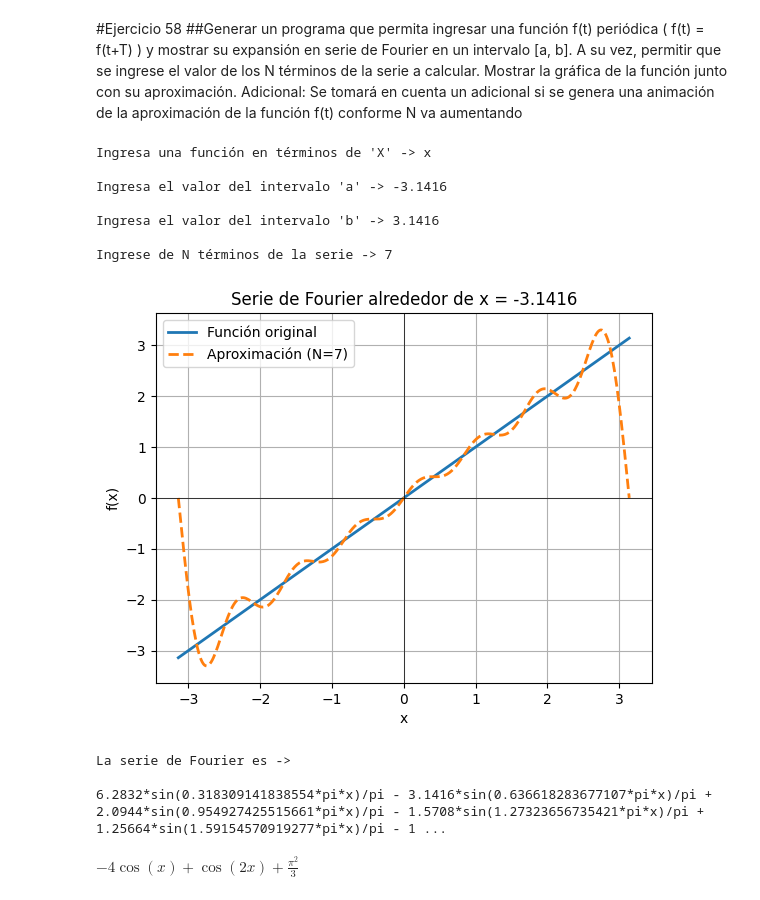
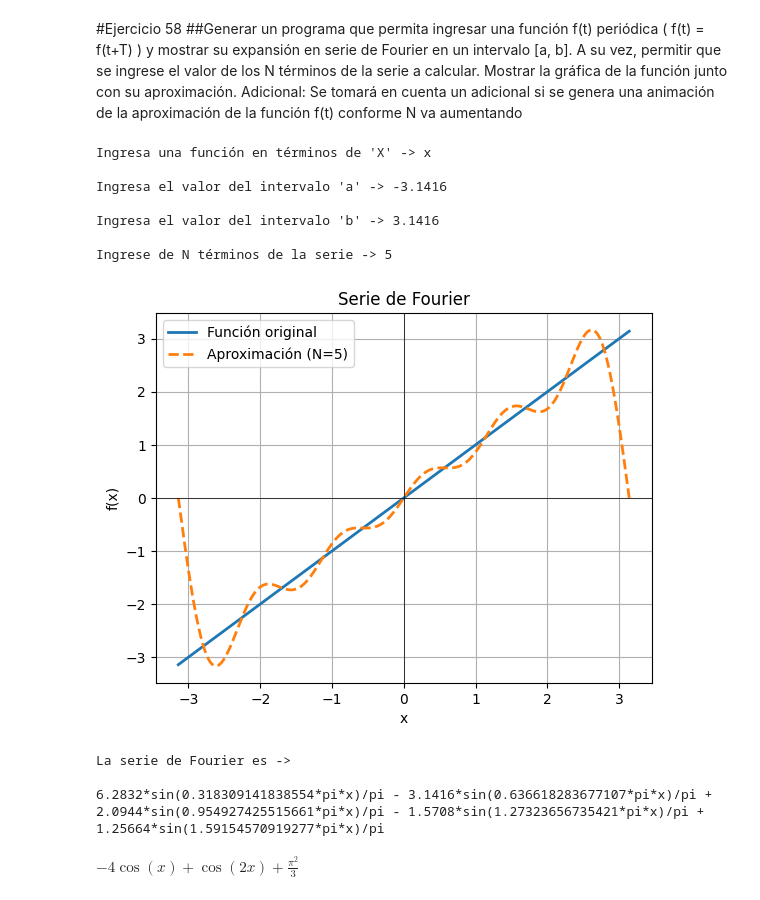
Before and after one commit to Diego-Delgadillo/Diego-Delgadillo, a Jupyter notebook: TAREA02a_DIEGO_RICARDO_DELGADILLO_GOMEZ.ipynb, the cells around one changed output. Saved outputs shown, nothing was run; the diff lists cells and outputs as text; code cells hidden in the pictures.

```diff
--- a/TAREA02a_DIEGO_RICARDO_DELGADILLO_GOMEZ.ipynb
+++ b/TAREA02a_DIEGO_RICARDO_DELGADILLO_GOMEZ.ipynb
@@ -1414,10 +1414,12 @@ La serie de Taylor es ->
 #importamos librerias
 import numpy as np
 import matplotlib.pyplot as plt
+import matplotlib.animation as animation
 import sympy as sym
 from sympy import *
 from sympy import lambdify
 from sympy import fourier_series, pi
+from IPython.display import HTML
 
 #creamos función para ingresar función matemática
 def ingresoFuncion():
@@ -1461,46 +1463,49 @@ def ingresoFuncion():
 
 #creamos una función para las series de Fourier
 def serieFourier(funcionExpr,a,b,n):
+  print("\n")
   #utilizamos la funcion se sympy
   x = symbols('x')
   s = fourier_series(funcionExpr, (x, a, b))
   s1 = s.truncate(n)
   s1
+
 
   #graficamos
   xpts = np.linspace(a,b,400)
   yOriginal = lambdify(x,funcionExpr)(xpts)
   yAprox = lambdify(x,s1)(xpts)
   plt.plot(xpts, yOriginal, label='Función original', linewidth=2)
   plt.plot(xpts, yAprox, '--', label=f'Aproximación (N={n})', linewidth=2)
-  plt.title(f"Serie de Fourier alrededor de x = {a}")
+  plt.title(f"Serie de Fourier")
   plt.xlabel('x')
   plt.ylabel('f(x)')
   plt.legend()
   plt.grid(True)
   plt.axhline(0, color='black', linewidth=0.5)
   plt.axvline(0, color='black', linewidth=0.5)
   plt.show()
 
   return s1
+
 #llamamos a las funciones
 f,a,b,n = ingresoFuncion()
 serie = serieFourier(f,a,b,n)
 
 print(f"\n\x1b[36mLa serie de Fourier es -> \x1b[0m\n")
 print(f"\x1b[33m{serie}\x1b[0m")
 # %% [output]
 Ingresa una función en términos de 'X' -> x
 
 Ingresa el valor del intervalo 'a' -> -3.1416
 
 Ingresa el valor del intervalo 'b' -> 3.1416
 
-Ingrese de N términos de la serie -> 7
+Ingrese de N términos de la serie -> 5
-[figure, old version]
+[figure, new version]
 La serie de Fourier es ->
 
-6.2832*sin(0.318309141838554*pi*x)/pi - 3.1416*sin(0.636618283677107*pi*x)/pi + 2.0944*sin(0.954927425515661*pi*x)/pi - 1.5708*sin(1.27323656735421*pi*x)/pi + 1.25664*sin(1.59154570919277*pi*x)/pi - 1 ...
+6.2832*sin(0.318309141838554*pi*x)/pi - 3.1416*sin(0.636618283677107*pi*x)/pi + 2.0944*sin(0.954927425515661*pi*x)/pi - 1.5708*sin(1.27323656735421*pi*x)/pi + 1.25664*sin(1.59154570919277*pi*x)/pi
 # %%
 from sympy import fourier_series, pi
 from sympy.abc import x
```
Also changed, not shown: parts of 2 cells of this notebook.
